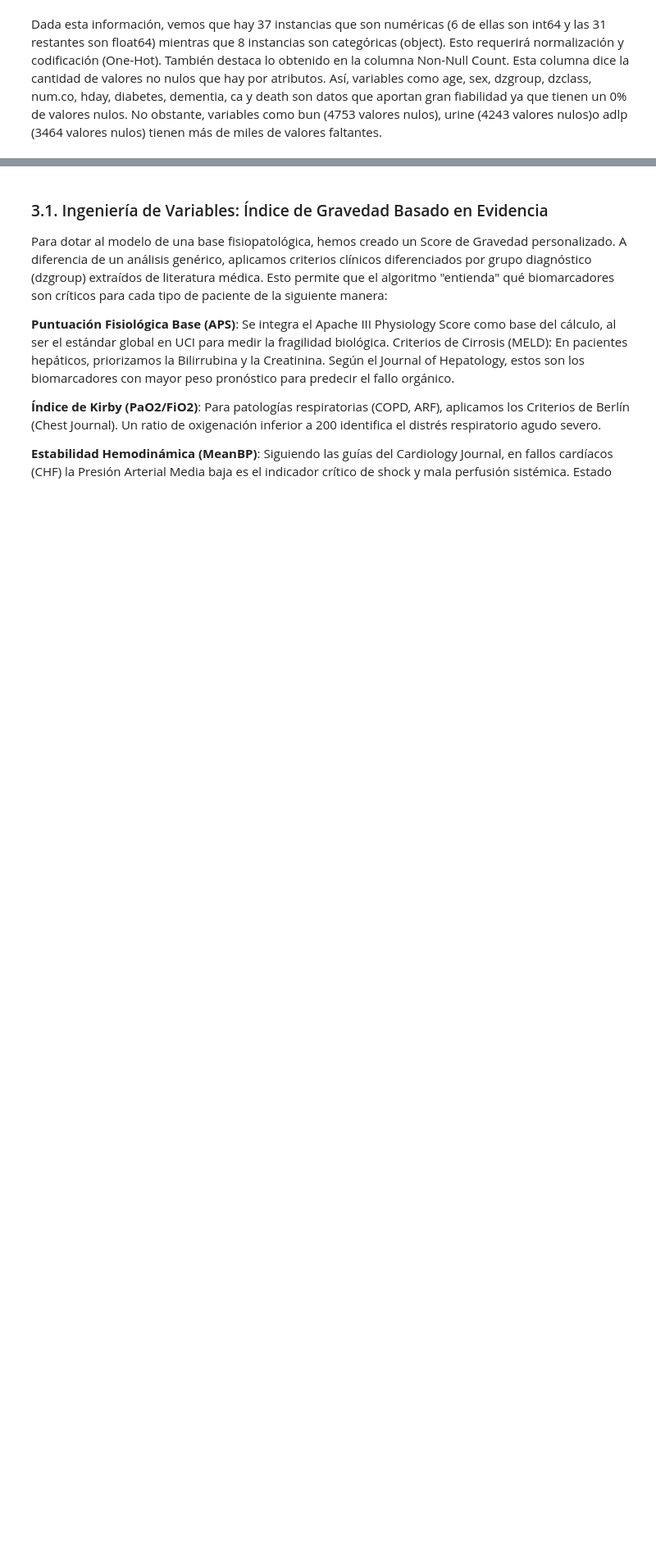
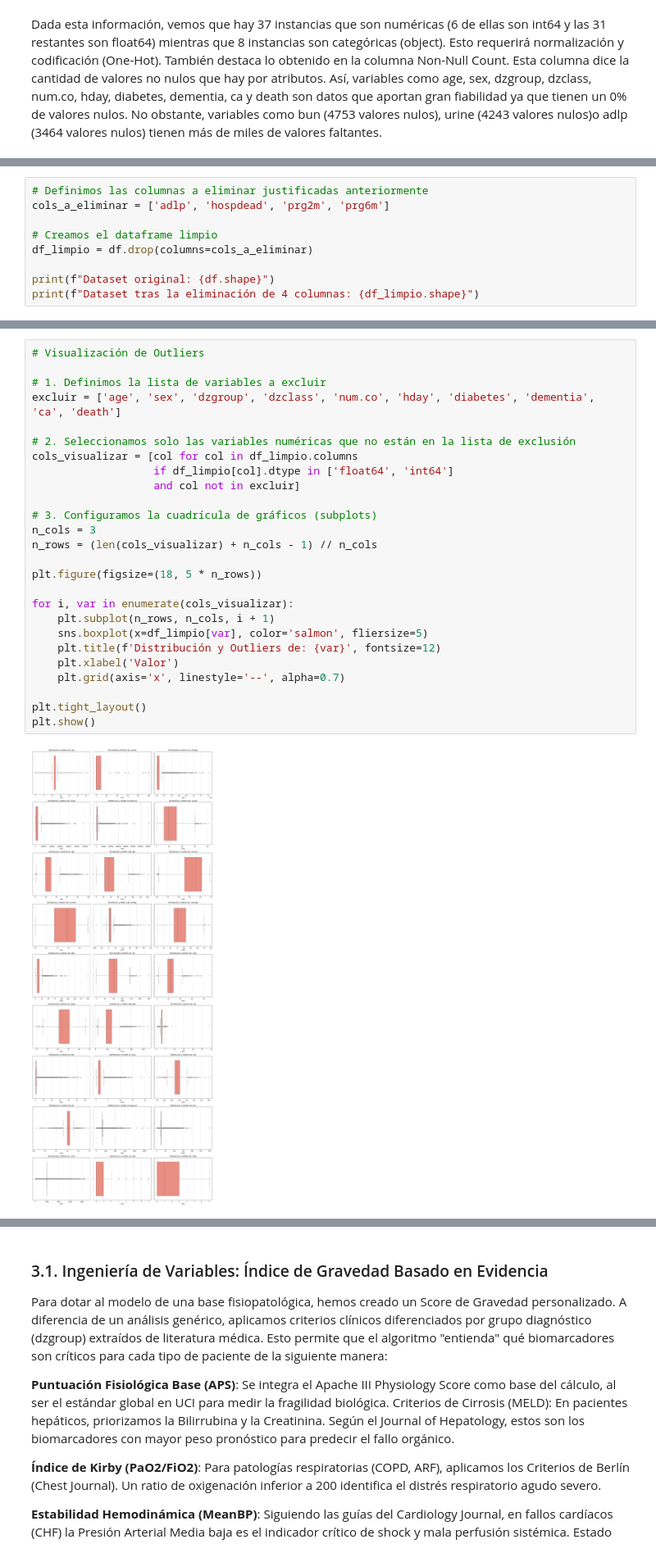
Before and after one commit to nrapun/proyecto_AA, a Jupyter notebook: notebook_proyectoAA.ipynb, the cells around one changed output, grey strips where cells are left out. Shown at 82% size. Cells and saved outputs as stored; diff of their text form; blank space fills up the shorter version.

Commit message:
valores atipicos

```diff
--- a/notebook_proyectoAA.ipynb
+++ b/notebook_proyectoAA.ipynb
@@ -290,0 +136,9 @@ Name: death, dtype: float64
+# %%
+# Definimos las columnas a eliminar justificadas anteriormente
+cols_a_eliminar = ['adlp', 'hospdead', 'prg2m', 'prg6m']
+
+# Creamos el dataframe limpio
+df_limpio = df.drop(columns=cols_a_eliminar)
+
+print(f"Dataset original: {df.shape}")
+print(f"Dataset tras la eliminación de 4 columnas: {df_limpio.shape}")
@@ -290,0 +150,28 @@ Name: death, dtype: float64
+# %%
+# Visualización de Outliers
+
+# 1. Definimos la lista de variables a excluir
+excluir = ['age', 'sex', 'dzgroup', 'dzclass', 'num.co', 'hday', 'diabetes', 'dementia', 'ca', 'death']
+
+# 2. Seleccionamos solo las variables numéricas que no están en la lista de exclusión
+cols_visualizar = [col for col in df_limpio.columns
+                   if df_limpio[col].dtype in ['float64', 'int64']
+                   and col not in excluir]
+
+# 3. Configuramos la cuadrícula de gráficos (subplots)
+n_cols = 3
+n_rows = (len(cols_visualizar) + n_cols - 1) // n_cols
+
+plt.figure(figsize=(18, 5 * n_rows))
+
+for i, var in enumerate(cols_visualizar):
+    plt.subplot(n_rows, n_cols, i + 1)
+    sns.boxplot(x=df_limpio[var], color='salmon', fliersize=5)
+    plt.title(f'Distribución y Outliers de: {var}', fontsize=12)
+    plt.xlabel('Valor')
+    plt.grid(axis='x', linestyle='--', alpha=0.7)
+
+plt.tight_layout()
+plt.show()
+# %% [output]
+[figure, added]
```
Also changed, not shown: parts of 9 cells of this notebook.
